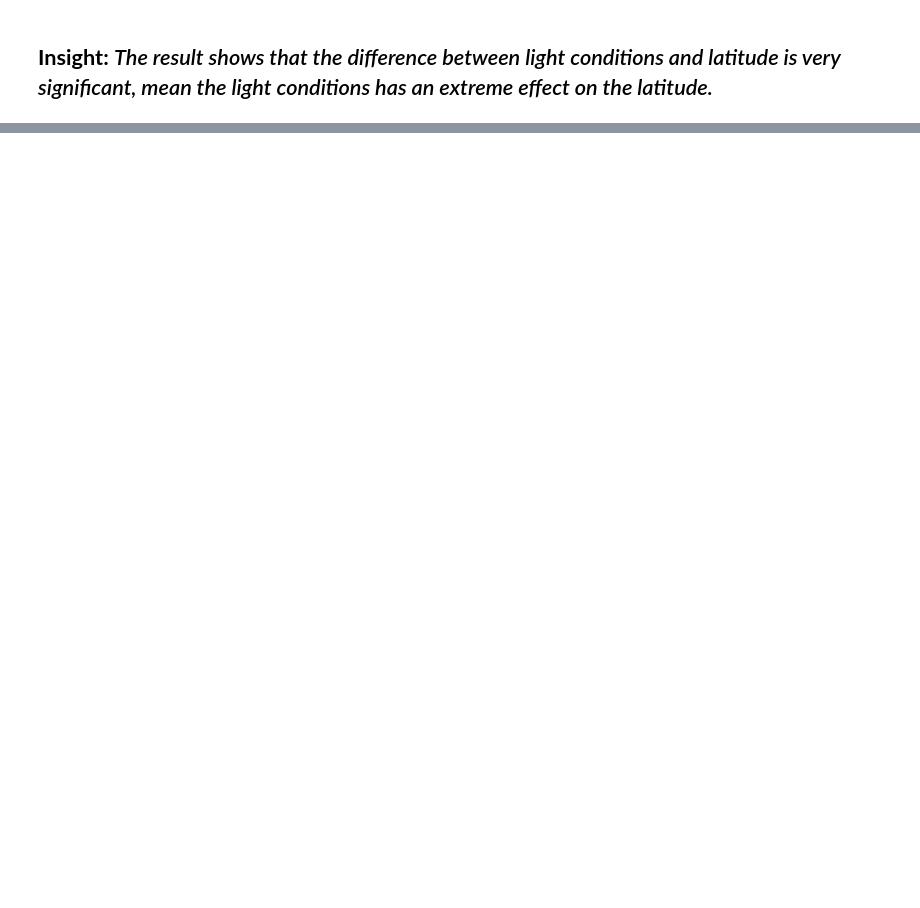
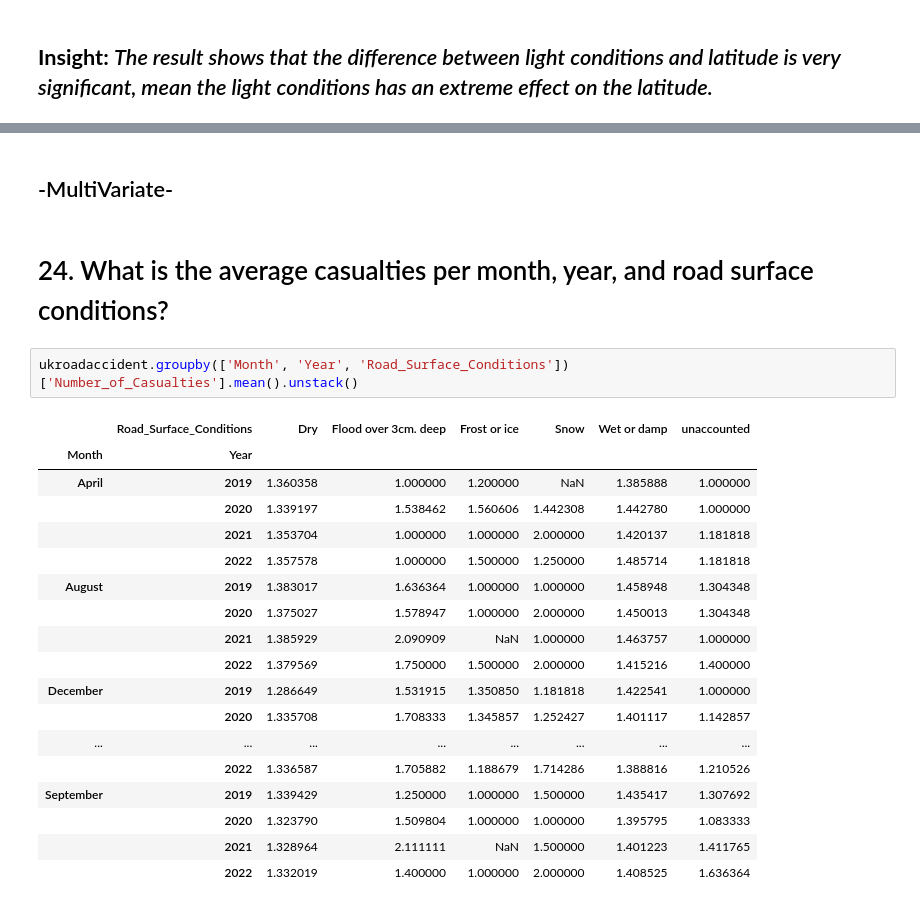
Before and after one commit to LuwhennLoren/sir-mesiera, a Jupyter notebook: Activity2.ipynb, the cells around one changed output, grey strips where cells are left out. Cells and saved outputs as stored; diff of their text form; blank space fills up the shorter version.

```diff
--- a/Activity2.ipynb
+++ b/Activity2.ipynb
@@ -345,0 +536,25 @@ pvalue
+# %% [markdown]
+<h2>-MultiVariate-</h2>
+# %% [markdown]
+<h1>24. What is the average casualties per month, year, and road surface conditions?</h1>
+# %%
+ukroadaccident.groupby(['Month', 'Year', 'Road_Surface_Conditions'])['Number_of_Casualties'].mean().unstack()
+# %% [output]
+|  | Road_Surface_Conditions | Dry | Flood over 3cm. deep | Frost or ice | Snow | Wet or damp | unaccounted |
+| Month | Year |  |  |  |  |  |  |
+| April | 2019 | 1.360358 | 1.000000 | 1.200000 | NaN | 1.385888 | 1.000000 |
+|  | 2020 | 1.339197 | 1.538462 | 1.560606 | 1.442308 | 1.442780 | 1.000000 |
+|  | 2021 | 1.353704 | 1.000000 | 1.000000 | 2.000000 | 1.420137 | 1.181818 |
+|  | 2022 | 1.357578 | 1.000000 | 1.500000 | 1.250000 | 1.485714 | 1.181818 |
+| August | 2019 | 1.383017 | 1.636364 | 1.000000 | 1.000000 | 1.458948 | 1.304348 |
+|  | 2020 | 1.375027 | 1.578947 | 1.000000 | 2.000000 | 1.450013 | 1.304348 |
+|  | 2021 | 1.385929 | 2.090909 | NaN | 1.000000 | 1.463757 | 1.000000 |
+|  | 2022 | 1.379569 | 1.750000 | 1.500000 | 2.000000 | 1.415216 | 1.400000 |
+| December | 2019 | 1.286649 | 1.531915 | 1.350850 | 1.181818 | 1.422541 | 1.000000 |
+|  | 2020 | 1.335708 | 1.708333 | 1.345857 | 1.252427 | 1.401117 | 1.142857 |
+| ... | ... | ... | ... | ... | ... | ... | ... |
+|  | 2022 | 1.336587 | 1.705882 | 1.188679 | 1.714286 | 1.388816 | 1.210526 |
+| September | 2019 | 1.339429 | 1.250000 | 1.000000 | 1.500000 | 1.435417 | 1.307692 |
+|  | 2020 | 1.323790 | 1.509804 | 1.000000 | 1.000000 | 1.395795 | 1.083333 |
+|  | 2021 | 1.328964 | 2.111111 | NaN | 1.500000 | 1.401223 | 1.411765 |
+|  | 2022 | 1.332019 | 1.400000 | 1.000000 | 2.000000 | 1.408525 | 1.636364 |
```
Also changed, not shown: parts of 69 cells of this notebook.
